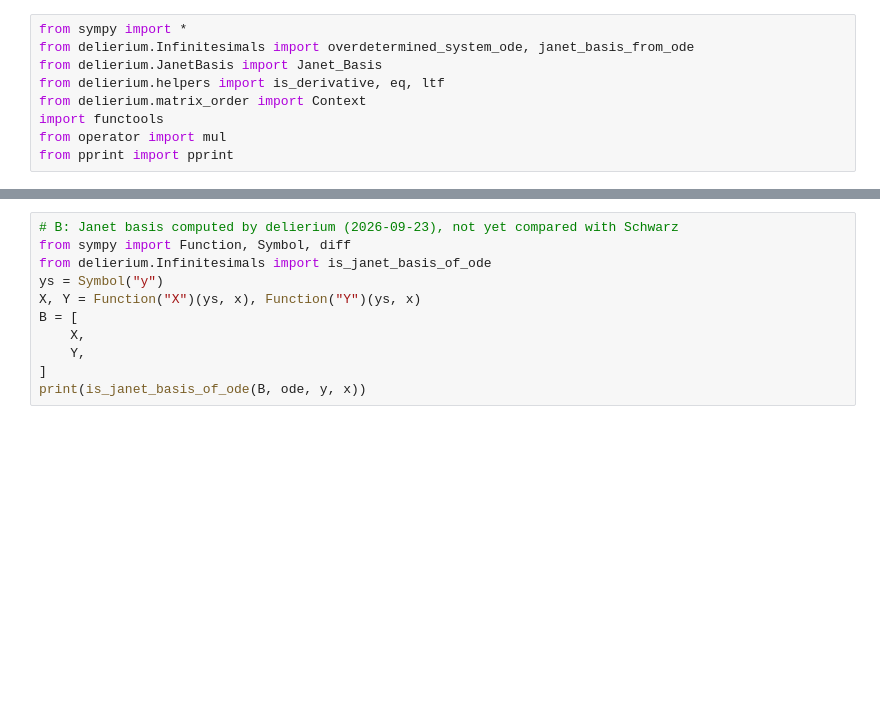
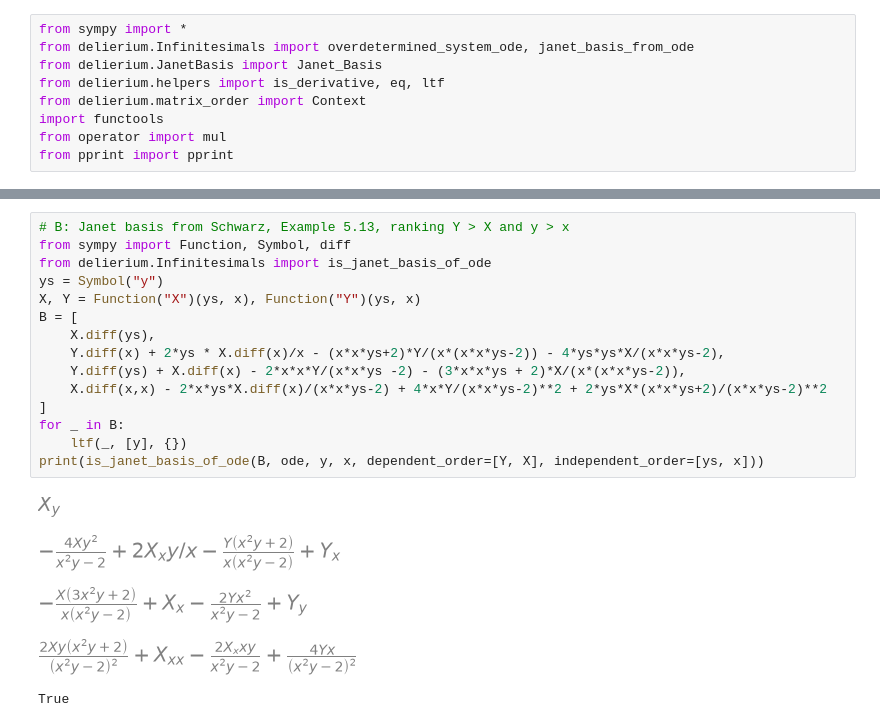
Before and after one commit to tapir442/delierium, a Jupyter notebook: notebooks/Schwarz/Schwarz_5.13.ipynb, the cells around one changed output, grey strips where cells are left out. Drawn from its saved outputs; the diff is of its cells as text; blank space fills up the shorter version.

```diff
--- a/notebooks/Schwarz/Schwarz_5.13.ipynb
+++ b/notebooks/Schwarz/Schwarz_5.13.ipynb
@@ -40,11 +54,21 @@ for _ in jb:
 # %%
-# B: Janet basis computed by delierium (2026-09-23), not yet compared with Schwarz
+# B: Janet basis from Schwarz, Example 5.13, ranking Y > X and y > x
 from sympy import Function, Symbol, diff
 from delierium.Infinitesimals import is_janet_basis_of_ode
 ys = Symbol("y")
 X, Y = Function("X")(ys, x), Function("Y")(ys, x)
 B = [
-    X,
-    Y,
+    X.diff(ys),
+    Y.diff(x) + 2*ys * X.diff(x)/x - (x*x*ys+2)*Y/(x*(x*x*ys-2)) - 4*ys*ys*X/(x*x*ys-2),
+    Y.diff(ys) + X.diff(x) - 2*x*x*Y/(x*x*ys -2) - (3*x*x*ys + 2)*X/(x*(x*x*ys-2)),
+    X.diff(x,x) - 2*x*ys*X.diff(x)/(x*x*ys-2) + 4*x*Y/(x*x*ys-2)**2 + 2*ys*X*(x*x*ys+2)/(x*x*ys-2)**2
 ]
-print(is_janet_basis_of_ode(B, ode, y, x))
+for _ in B:
+    ltf(_, [y], {})
+print(is_janet_basis_of_ode(B, ode, y, x, dependent_order=[Y, X], independent_order=[ys, x]))
+# %% [output]
+[figure, added]
+[figure, added]
+[figure, added]
+[figure, added]
+True
```
Also changed, not shown: parts of 1 cell of this notebook.
